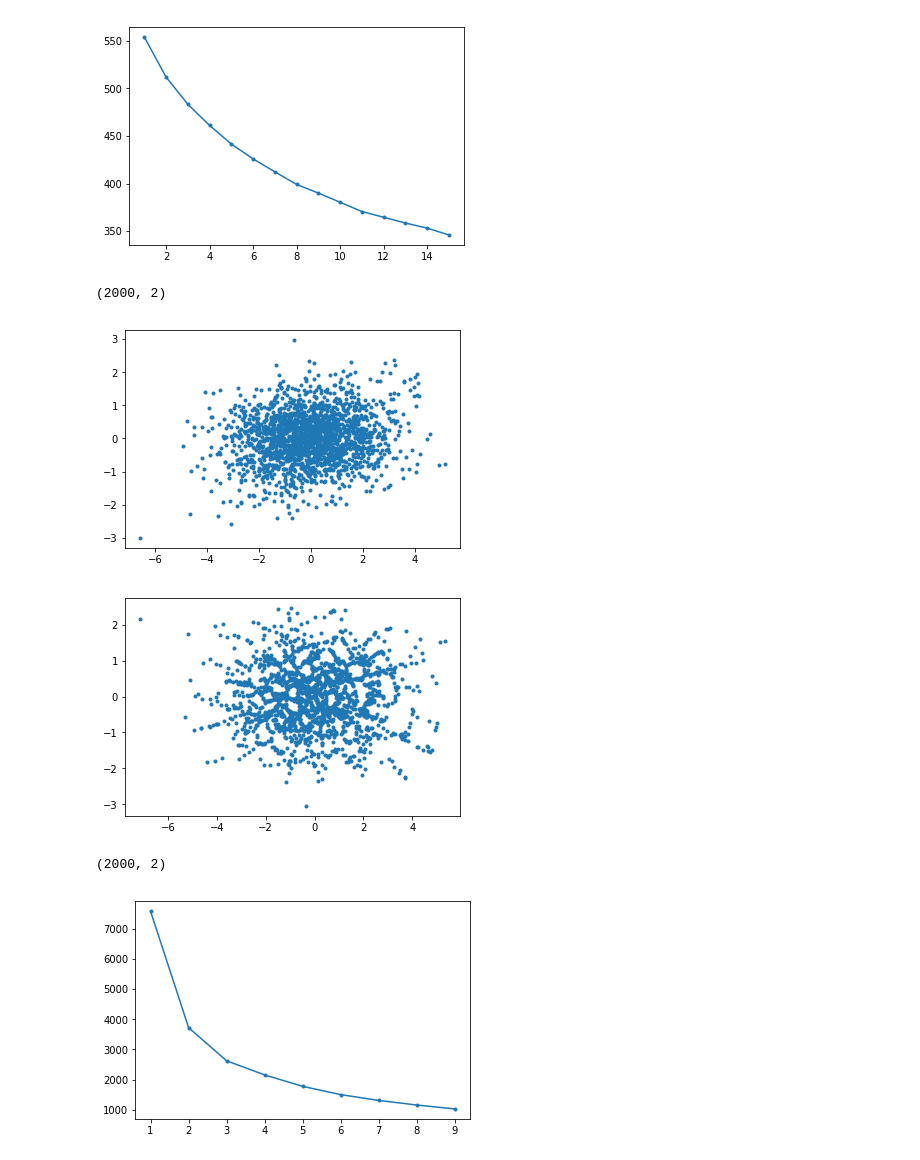
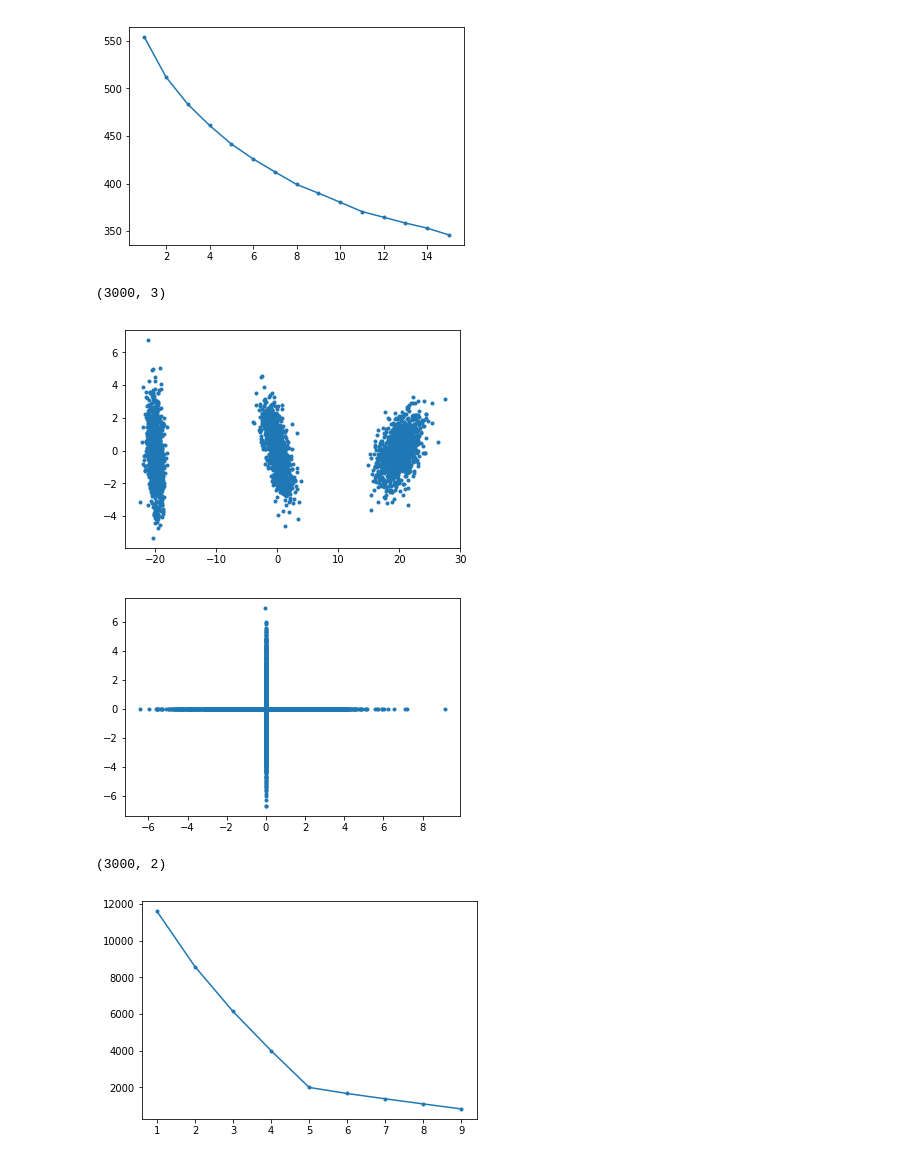
Before and after one commit to edforsberg/MME440_Project4, a Jupyter notebook: Viktor.ipynb, the cells around one changed output. Saved outputs shown, nothing was run; the diff lists cells and outputs as text; code cells hidden in the pictures.

```diff
--- a/Viktor.ipynb
+++ b/Viktor.ipynb
@@ -116,40 +116,43 @@ import CreateDataFunctions as cdf
 import numpy as np
 from sklearn.manifold import Isomap
 import matplotlib.pyplot as plt
 import matplotlib
 
 
-nrObservations, nrFeatures, seed = 1000, 2, 5012
+nrObservations, nrFeatures, seed = 1000, 3, 5012
 
 X1 = cdf.normal_data_with_cov(nrObservations, nrFeatures, seed)
-X1 = X1#+np.array([1,0,0])
+X1 = X1+np.array([20,0,0])
 X2 = cdf.normal_data_with_cov(nrObservations, nrFeatures, seed+1)
+X2 = X2+np.array([-20,0,0])
+X3 = cdf.normal_data_with_cov(nrObservations, nrFeatures, seed+2)
 
 Y = np.append(X1,X2,axis=0)
+Y = np.append(Y,X3,axis=0)
 print(Y.shape)
 nrFeaturesKeep=2
 isomap = Isomap(n_components=nrFeaturesKeep)
 isomap = isomap.fit(Y)
 
 Y_ISO = isomap.transform(Y)
 
 plt.plot(Y[:,0],Y[:,1],'.')
 plt.show()
 
 plt.plot(Y_ISO[:,0],Y_ISO[:,1],'.')
 plt.show()
 print(Y_ISO.shape)
 k = [1,2,3,4,5,6,7,8,9]
 
 labels, inertia = Functions.Kmeans(Y_ISO,k)
 
 Functions.PlotElbow(inertia,k)
 # %% [output]
-(2000, 2)
+(3000, 3)
-[figure, old version]
+[figure, new version]
-[figure, old version]
+[figure, new version]
-(2000, 2)
+(3000, 2)
-[figure, old version]
+[figure, new version]
 # %%
 import Functions
 import CreateDataFunctions as cdf
```
Also changed, not shown: parts of 2 cells of this notebook, 1 other file.
